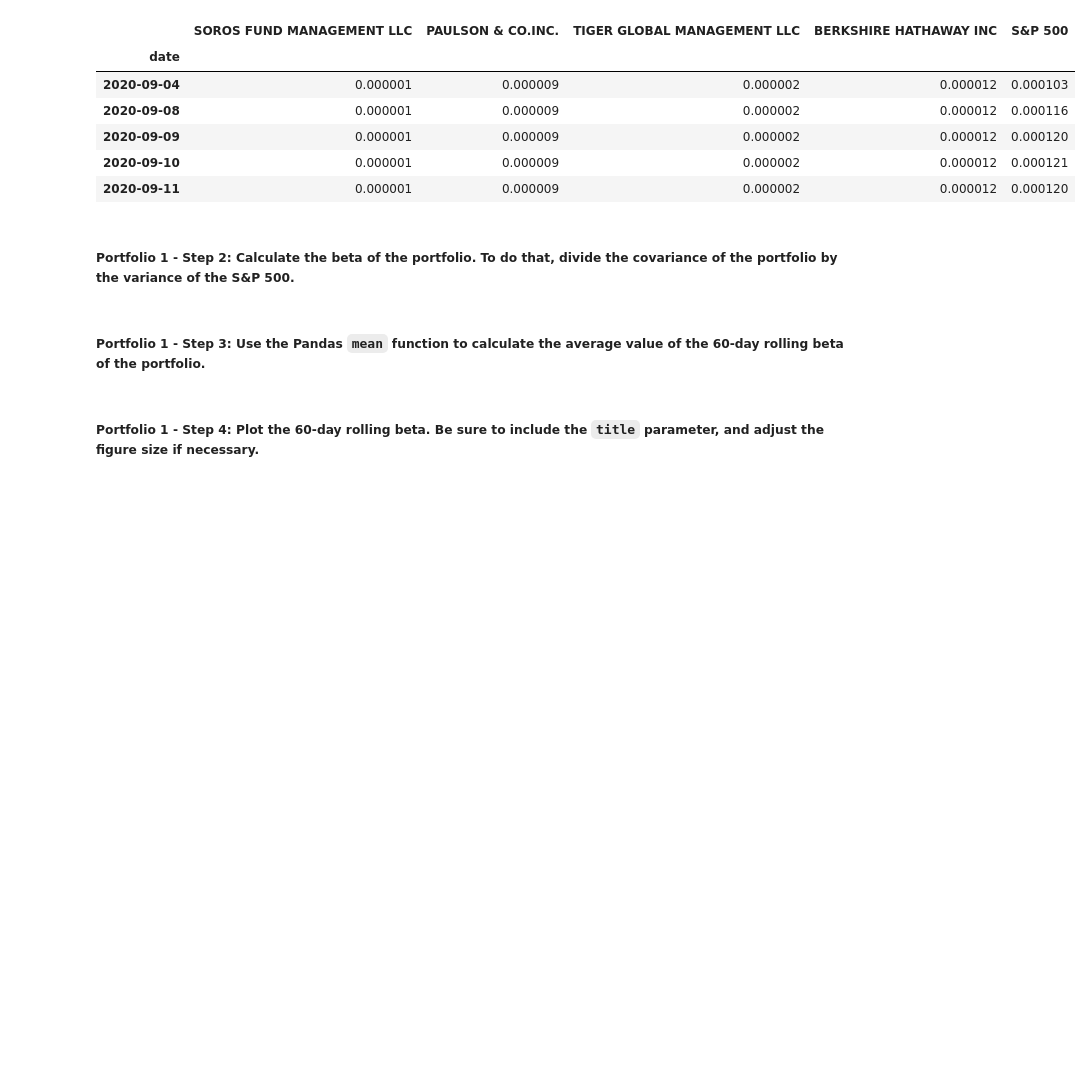
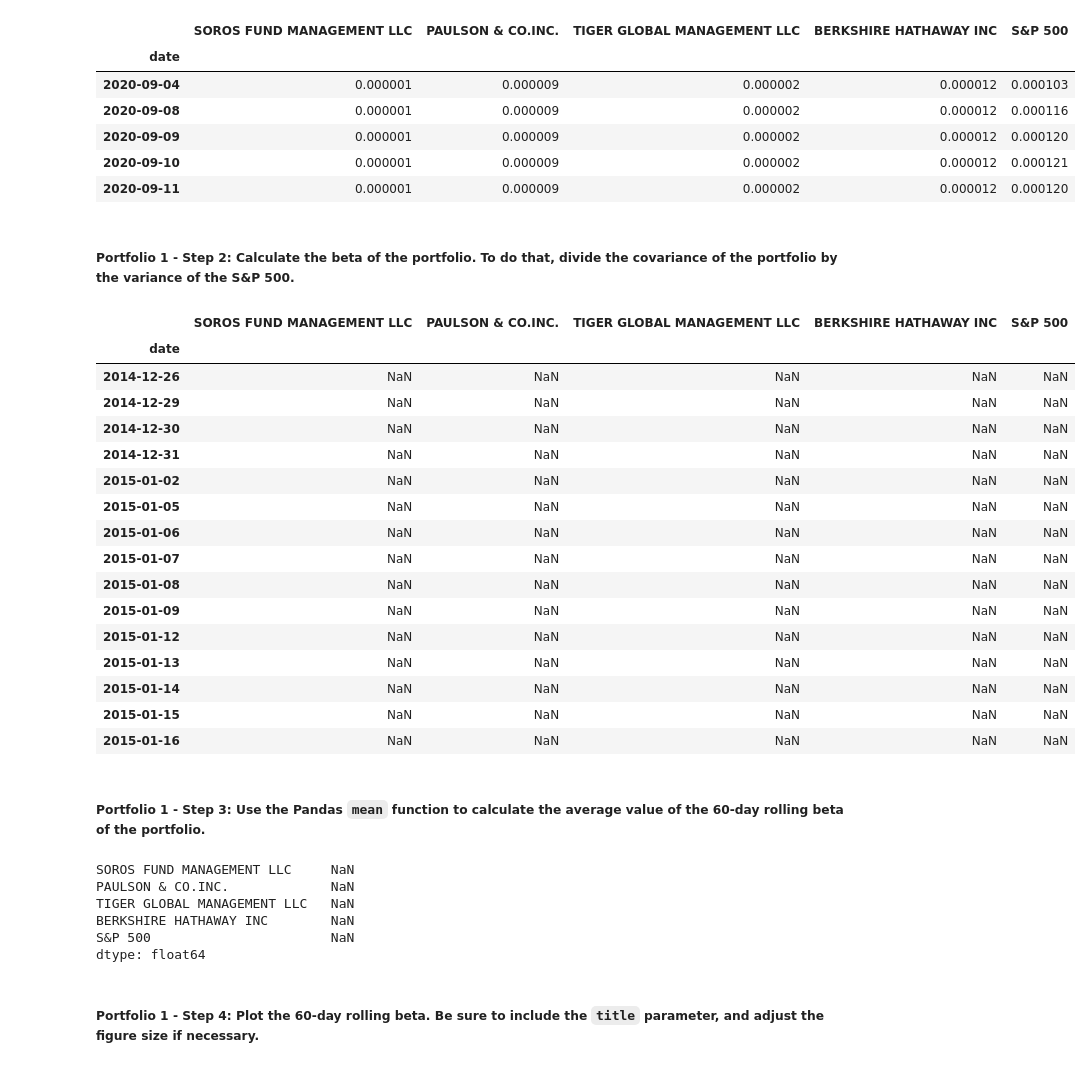
Before and after one commit to aaron-elliott/Challenge-4, a Jupyter notebook: risk_return_analysis.ipynb, the cells around one changed output. Cells and saved outputs as stored; diff of their text form; code cells hidden in the pictures; blank space fills up the shorter version.

```diff
--- a/risk_return_analysis.ipynb
+++ b/risk_return_analysis.ipynb
@@ -400,10 +430,43 @@ cov_60_day.tail(5)
 # %%
 # Calculate the beta based on the 60-day rolling covariance compared to the market (S&P 500)
 # Review the last five rows of the beta information
+
+sp500_60_day_var = daily_SP500_var.rolling(window = 60).var().dropna()
+
+portfolio_beta_60 = cov_60_day / sp500_60_day_var
+
+portfolio_beta_60.head(5)
+# %% [output]
+|  | SOROS FUND MANAGEMENT LLC | PAULSON & CO.INC. | TIGER GLOBAL MANAGEMENT LLC | BERKSHIRE HATHAWAY INC | S&P 500 |
+| date |  |  |  |  |  |
+| 2014-12-26 | NaN | NaN | NaN | NaN | NaN |
+| 2014-12-29 | NaN | NaN | NaN | NaN | NaN |
+| 2014-12-30 | NaN | NaN | NaN | NaN | NaN |
+| 2014-12-31 | NaN | NaN | NaN | NaN | NaN |
+| 2015-01-02 | NaN | NaN | NaN | NaN | NaN |
+| 2015-01-05 | NaN | NaN | NaN | NaN | NaN |
+| 2015-01-06 | NaN | NaN | NaN | NaN | NaN |
+| 2015-01-07 | NaN | NaN | NaN | NaN | NaN |
+| 2015-01-08 | NaN | NaN | NaN | NaN | NaN |
+| 2015-01-09 | NaN | NaN | NaN | NaN | NaN |
+| 2015-01-12 | NaN | NaN | NaN | NaN | NaN |
+| 2015-01-13 | NaN | NaN | NaN | NaN | NaN |
+| 2015-01-14 | NaN | NaN | NaN | NaN | NaN |
+| 2015-01-15 | NaN | NaN | NaN | NaN | NaN |
+| 2015-01-16 | NaN | NaN | NaN | NaN | NaN |
 # %% [markdown]
 ##### Portfolio 1 - Step 3: Use the Pandas `mean` function to calculate the average value of the 60-day rolling beta of the portfolio.
 # %%
 # Calculate the average of the 60-day rolling beta
+
+portfolio_beta_60.mean()
+# %% [output]
+SOROS FUND MANAGEMENT LLC     NaN
+PAULSON & CO.INC.             NaN
+TIGER GLOBAL MANAGEMENT LLC   NaN
+BERKSHIRE HATHAWAY INC        NaN
+S&P 500                       NaN
+dtype: float64
 # %% [markdown]
 ##### Portfolio 1 - Step 4: Plot the 60-day rolling beta. Be sure to include the `title` parameter, and adjust the figure size if necessary.
 # %%
```
Also changed, not shown: parts of 8 cells of this notebook.
